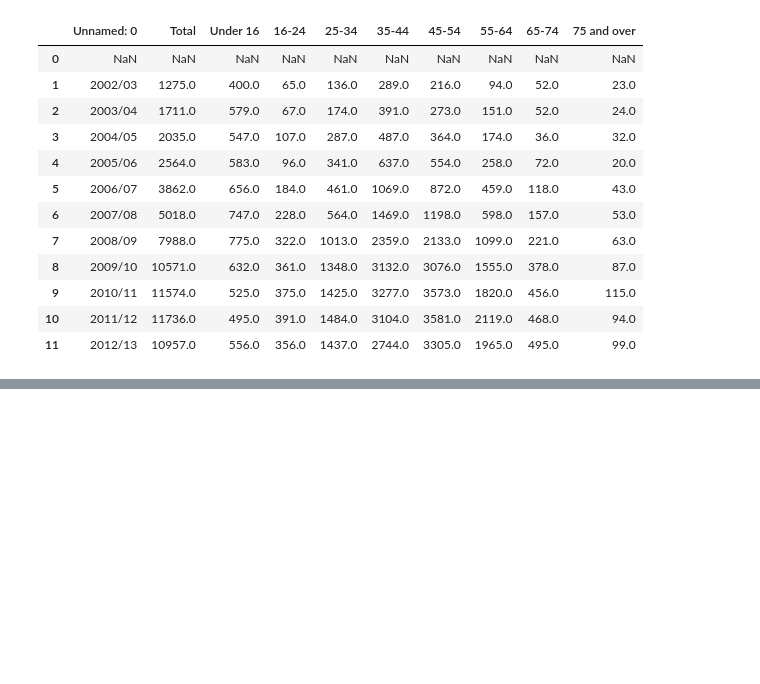
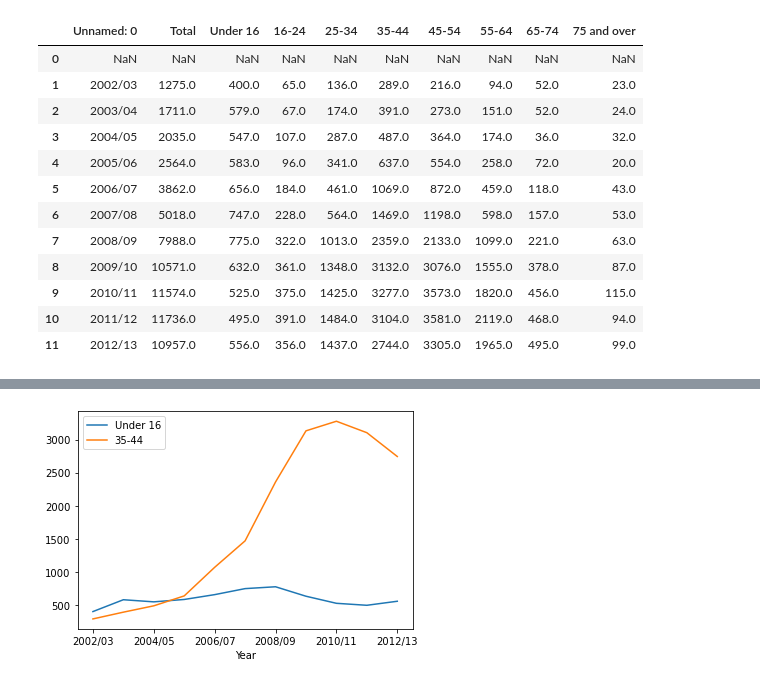
Before and after one commit to nlnandya/pytn-for-ds, a Jupyter notebook: Sesi_6/england_obest.ipynb, the cells around one changed output, grey strips where cells are left out. Saved outputs shown, nothing was run; the diff lists cells and outputs as text; code cells hidden in the pictures; blank space fills up the shorter version.

```diff
--- a/Sesi_6/england_obest.ipynb
+++ b/Sesi_6/england_obest.ipynb
@@ -49,0 +68,7 @@ AttributeError: 'ExcelFile' object has no attribute 'head'
+# %%
+#membuat lebih kecil sebagian data. dengan mengambil data anak-anak dibawah 16 tahun. dan rentang usia 35-44 tahun
+
+obesdataByAge["Under 16"].plot(label="Under 16", legend=True);
+obesdataByAge["35-44"].plot(label="35-44", legend=True);
+# %% [output]
+[figure, added]
```
Also changed, not shown: parts of 4 cells of this notebook, 1 other file.
